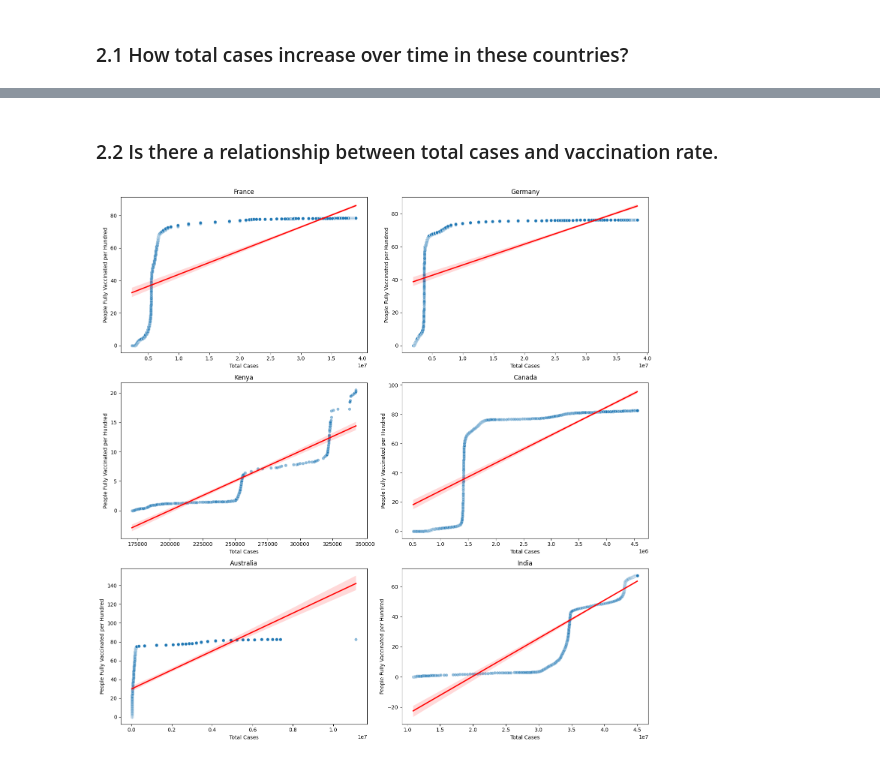
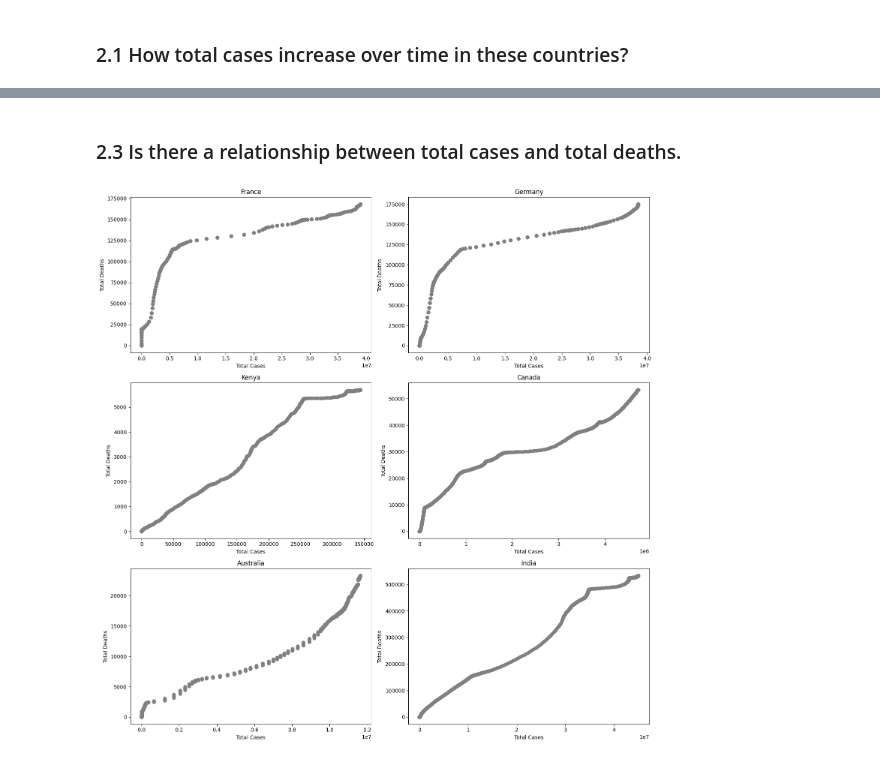
Before and after one commit to fengyu20/covid_data_analysis, a Jupyter notebook: covid_analysis.ipynb, the cells around one changed output, grey strips where cells are left out. Drawn from its saved outputs; the diff is of its cells as text; code cells hidden in the pictures.

```diff
--- a/covid_analysis.ipynb
+++ b/covid_analysis.ipynb
@@ -186,16 +210,14 @@ Observation:
 # %% [markdown]
-### 2.2 Is there a relationship between total cases and vaccination rate.
+### 2.3 Is there a relationship between total cases and total deaths.
-# %%
-def create_scatter_plots(ax, country_name):
-    country_df = covid_df[covid_df['location'] == country_name].copy()
-
-    sns.scatterplot(ax=ax, x='total_cases', y='people_fully_vaccinated_per_hundred', data=country_df, alpha=0.5)
-    sns.regplot(ax=ax, x='total_cases', y='people_fully_vaccinated_per_hundred', data=country_df, scatter=False, color='red')
-
-    ax.set_xlabel('Total Cases')
-    ax.set_ylabel('People Fully Vaccinated per Hundred')
-    ax.set_title(f'{country_name}')
-# %%
-create_plots(target_countries_list, create_scatter_plots, cols = 2 )
-# %% [output]
-[figure, removed]
+# %%
+def create_scatter_plots(ax, country_name):
+    country_df = covid_df[covid_df['location'] == country_name].copy()
+
+    ax.scatter(country_df['total_cases'], country_df['total_deaths'], color='grey')
+    ax.set_title(f'{country_name}')
+    ax.set_xlabel('Total Cases')
+    ax.set_ylabel('Total Deaths')
+
+create_plots(target_countries_list, create_scatter_plots, cols = 2 )
+# %% [output]
+[figure, added]
```
Also changed, not shown: parts of 13 cells of this notebook.
